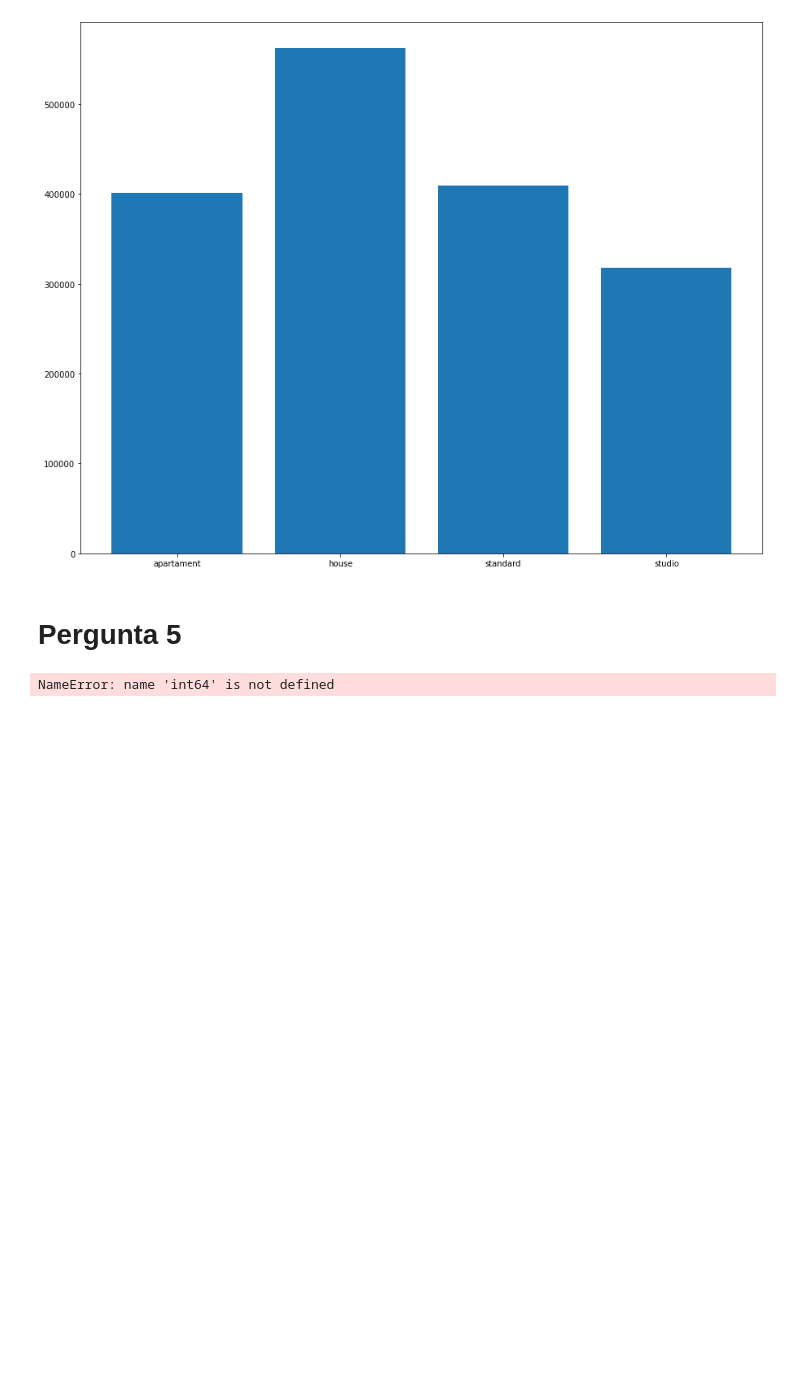
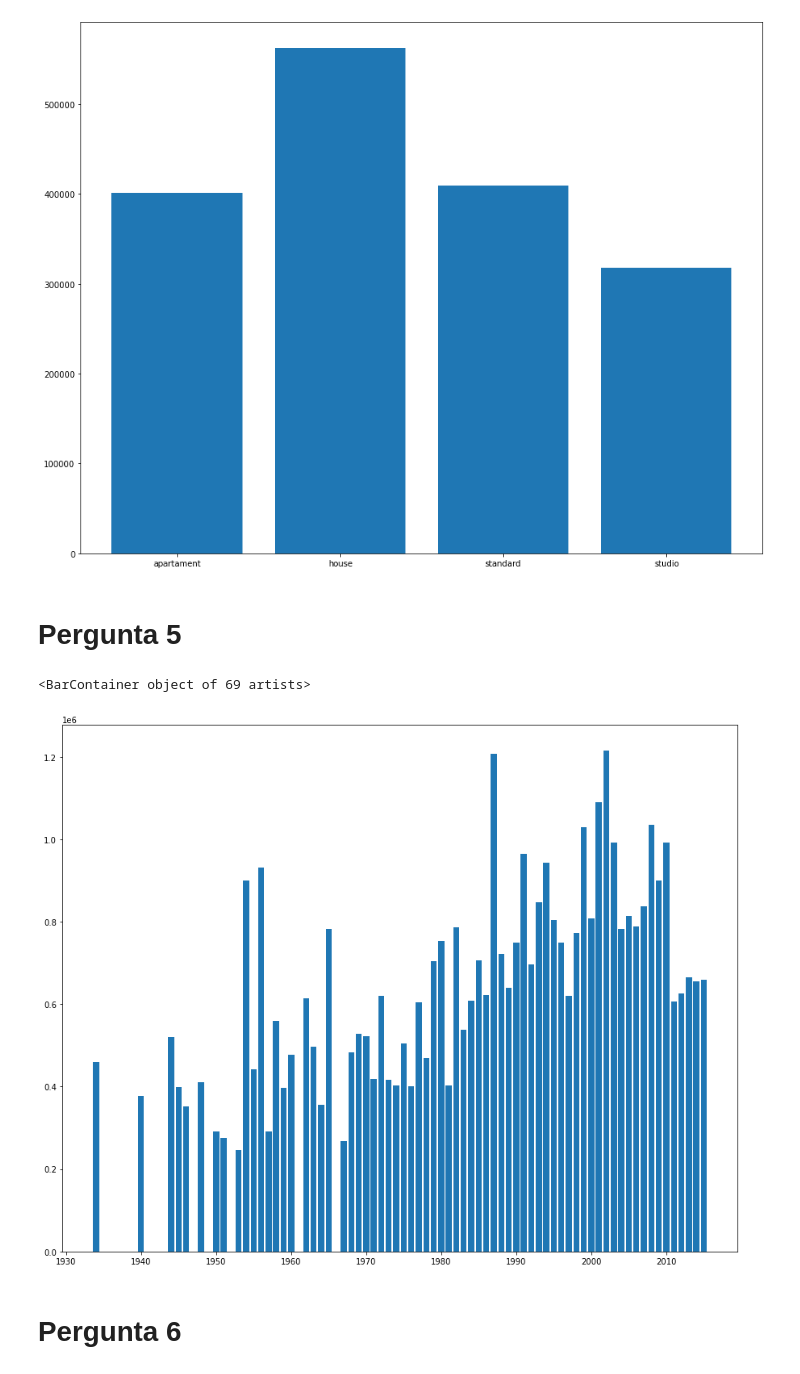
Before and after one commit to Edu-p/Data-VisuandProcessing, a Jupyter notebook: NotebooksExercicios/Exercicios_aula3.ipynb, the cells around one changed output. Drawn from its saved outputs; the diff is of its cells as text; code cells hidden in the pictures; blank space fills up the shorter version.

Commit message:
Atividade: Pergunta 6 CEO

```diff
--- a/NotebooksExercicios/Exercicios_aula3.ipynb
+++ b/NotebooksExercicios/Exercicios_aula3.ipynb
@@ -47,11 +47,15 @@ plt.bar( by_dormitory_type['dormitory_type'], by_dormitory_type['price'] )
 # %% [markdown]
 # Pergunta 5
 # %%
+from numpy import int64
 dataAula3['price'] = dataAula3['price'].astype( int64 )
 by_renovated_year = dataAula3[dataAula3['yr_renovated']>1930][['price','yr_renovated']].groupby( 'yr_renovated' ).mean().reset_index()
 
-dataAula3.dtypes
-# plt.figure( figsize=(15,12) )
-# plt.bar( by_renovated_year['yr_renovated'], by_dormitory_type['price'] )
+
+plt.figure( figsize=(15,12) )
+plt.bar( by_renovated_year['yr_renovated'], by_renovated_year['price'] )
 # %% [output]
-NameError: name 'int64' is not defined
+<BarContainer object of 69 artists>
+[figure, added]
+# %% [markdown]
+# Pergunta 6
```
Also changed, not shown: parts of 1 cell of this notebook.
